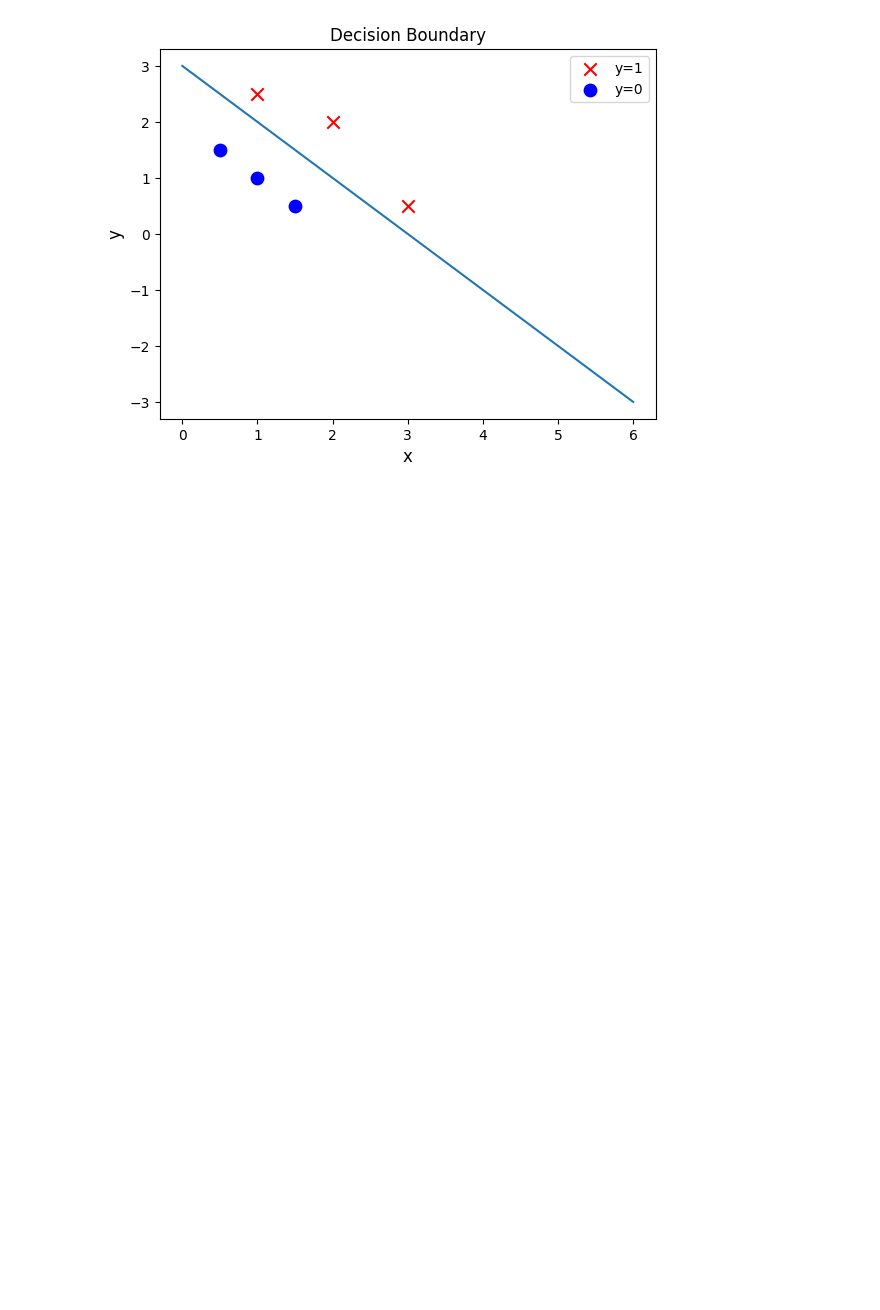
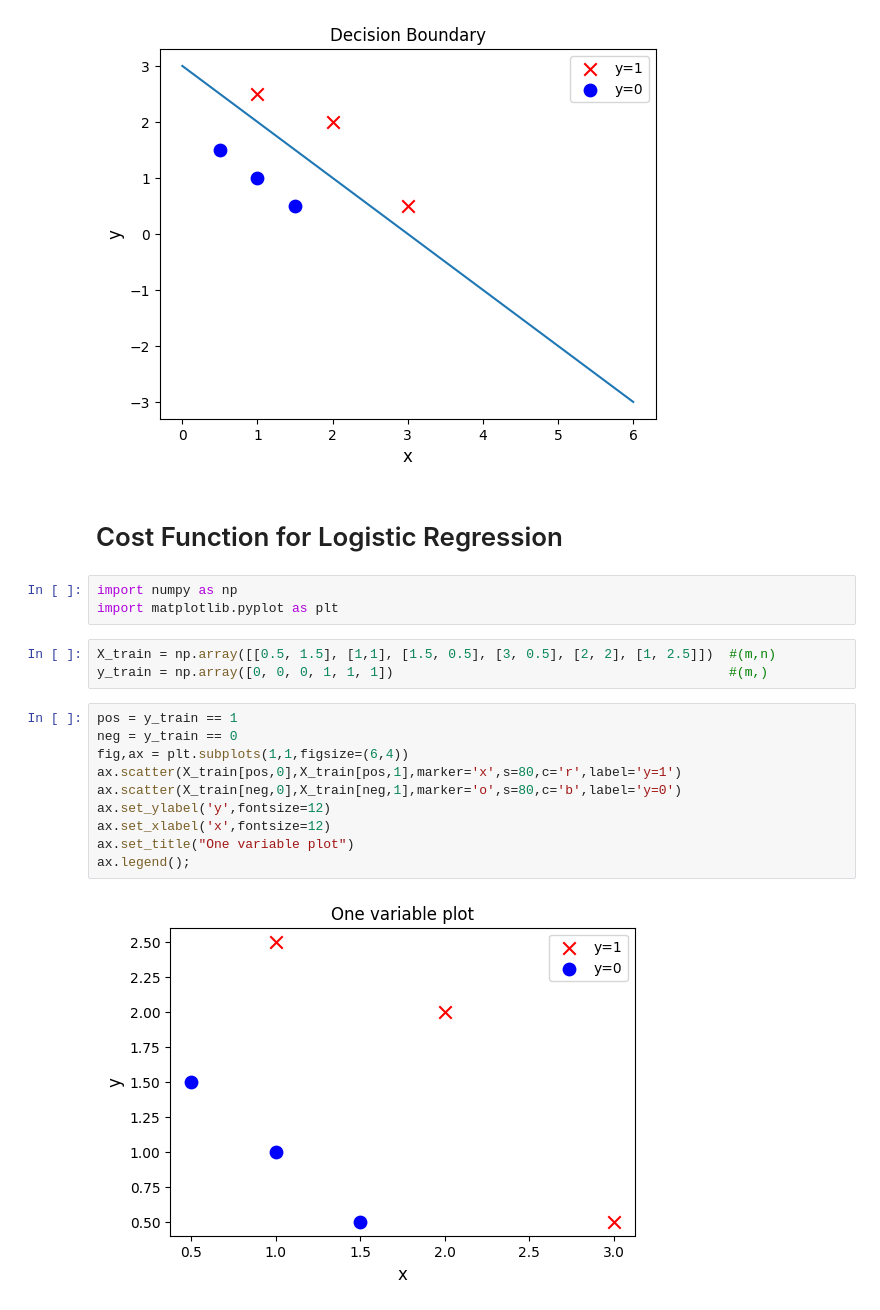
Before and after one commit to sushankhya-cpgn/Coursera-Supervised, a Jupyter notebook: logistic_regression.ipynb, the cells around one changed output. Cells and saved outputs as stored; diff of their text form; blank space fills up the shorter version.

```diff
--- a/logistic_regression.ipynb
+++ b/logistic_regression.ipynb
@@ -28,3 +28,23 @@ plt.plot(x0,x1)
 plt.show();
 # %% [output]
 [figure]
+# %% [markdown]
+# Cost Function for Logistic Regression
+# %%
+import numpy as np
+import matplotlib.pyplot as plt
+# %%
+X_train = np.array([[0.5, 1.5], [1,1], [1.5, 0.5], [3, 0.5], [2, 2], [1, 2.5]])  #(m,n)
+y_train = np.array([0, 0, 0, 1, 1, 1])                                           #(m,)
+# %%
+pos = y_train == 1
+neg = y_train == 0
+fig,ax = plt.subplots(1,1,figsize=(6,4))
+ax.scatter(X_train[pos,0],X_train[pos,1],marker='x',s=80,c='r',label='y=1')
+ax.scatter(X_train[neg,0],X_train[neg,1],marker='o',s=80,c='b',label='y=0')
+ax.set_ylabel('y',fontsize=12)
+ax.set_xlabel('x',fontsize=12)
+ax.set_title("One variable plot")
+ax.legend();
+# %% [output]
+[figure, added]
```
Also changed, not shown: parts of 7 cells of this notebook, 1 other file.
